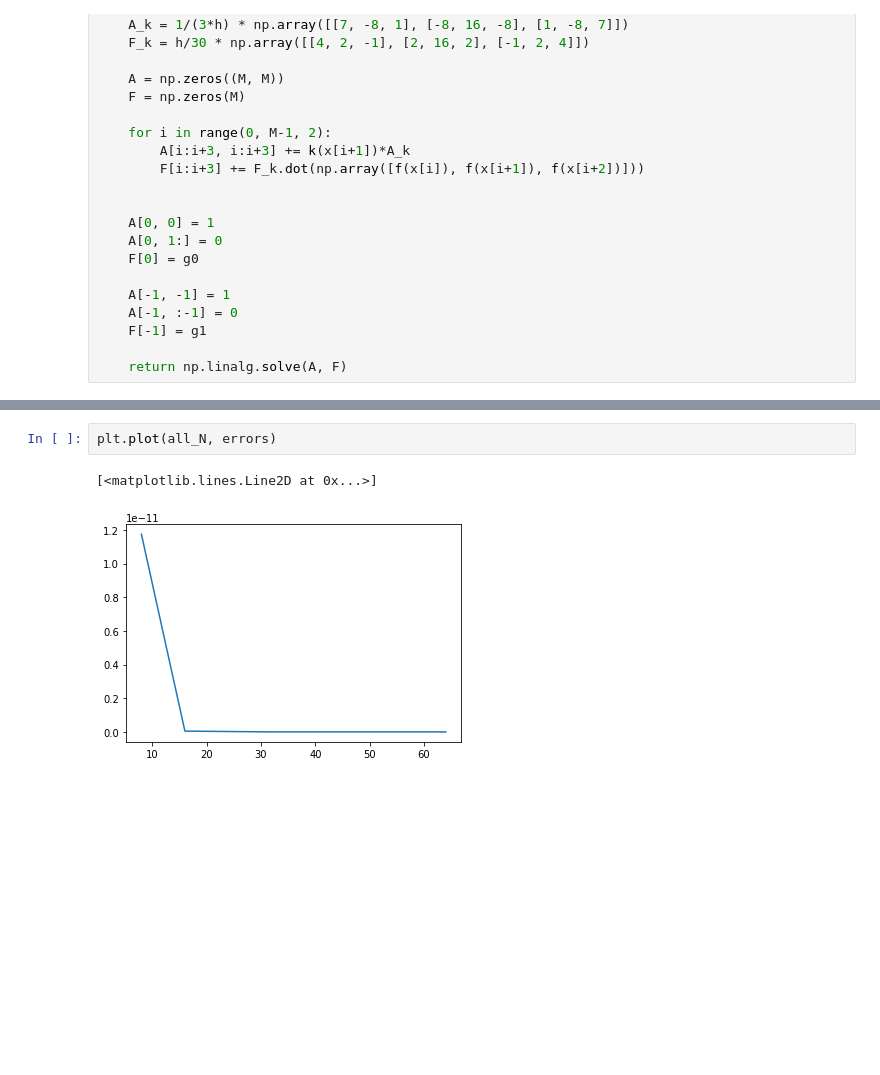
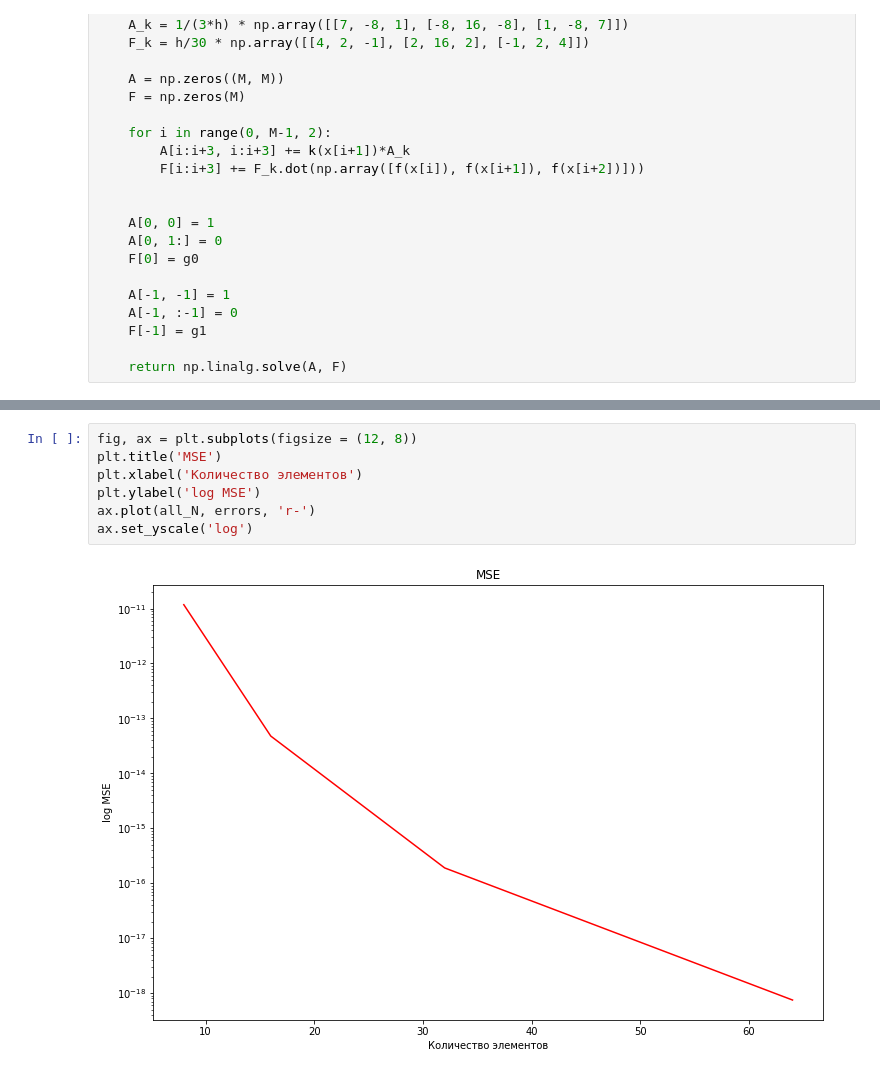
Before and after one commit to dimared/vmetf, a Jupyter notebook: task2_5.ipynb, the cells around one changed output, grey strips where cells are left out. Cells and saved outputs as stored; diff of their text form; blank space fills up the shorter version.

```diff
--- a/task2_5.ipynb
+++ b/task2_5.ipynb
@@ -94,5 +91,9 @@ plt.legend()
-# %%
-plt.plot(all_N, errors)
-# %% [output]
-[<matplotlib.lines.Line2D at 0x...>]
-[figure, removed]
+# %%
+fig, ax = plt.subplots(figsize = (12, 8))
+plt.title('MSE')
+plt.xlabel('Количество элементов')
+plt.ylabel('log MSE')
+ax.plot(all_N, errors, 'r-')
+ax.set_yscale('log')
+# %% [output]
+[figure, added]
```
Also changed, not shown: parts of 5 cells of this notebook.
